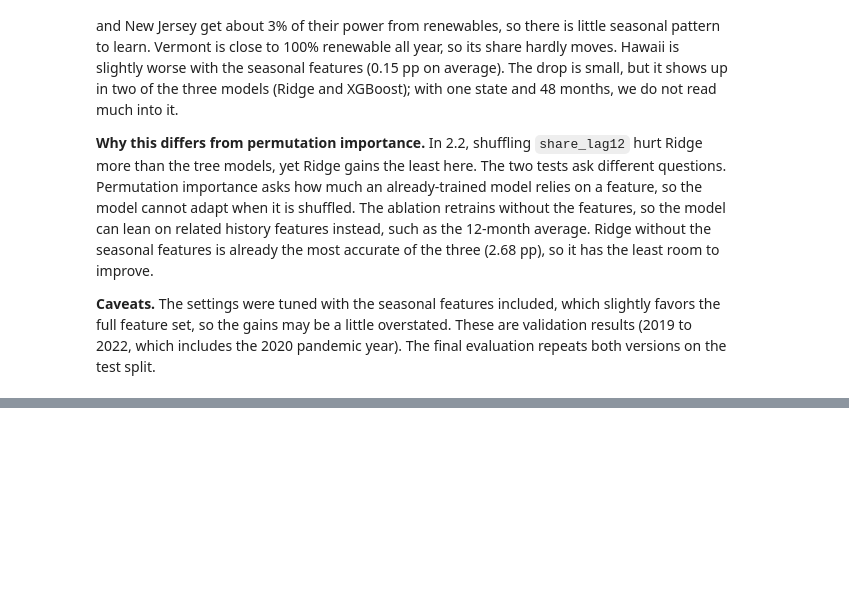
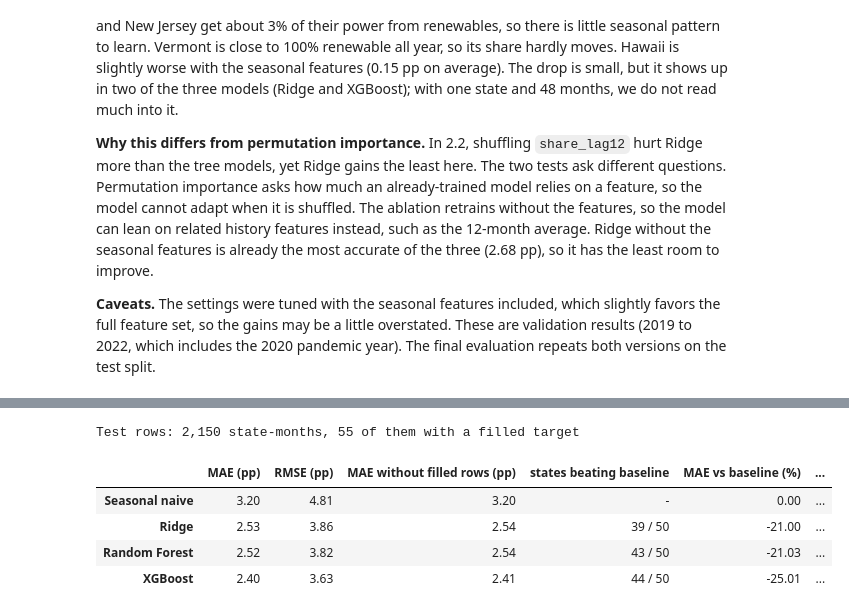
Before and after one commit to legacysti/ics635-final-project, a Jupyter notebook: ICS635_Final_Project.ipynb, the cells around one changed output, grey strips where cells are left out. Drawn from its saved outputs; the diff is of its cells as text; code cells hidden in the pictures; blank space fills up the shorter version.

```diff
--- a/ICS635_Final_Project.ipynb
+++ b/ICS635_Final_Project.ipynb
@@ -980,0 +994,45 @@ includes the 2020 pandemic year). The final evaluation repeats both versions on
+# %%
+# --- Refit on train + validation with each model's best setting, then score the test split once ---
+train_val = model_rows[model_rows["split"].isin(["train", "validation"])]
+test = model_rows[model_rows["split"] == "test"]
+assert test[BASELINE].notna().all()   # the baseline needs last year's value for every test row
+
+ABLATION_SETS = {"state + history": STATE_FEATURES + HISTORY_FEATURES,
+                 "state + history + seasonal": FEATURES}
+test_predictions = {("Seasonal naive", "-"): test[BASELINE].to_numpy()}
+for name, (build, scale, _) in MODELS.items():
+    for set_name, features in ABLATION_SETS.items():
+        pipeline = make_model_pipeline(build(BEST_PARAMS[name]), features, scale)
+        pipeline.fit(train_val[features], train_val[TARGET])
+        test_predictions[name, set_name] = predict_share(pipeline, test[features])
+
+test_errors = pd.DataFrame({key: np.abs(test[TARGET].to_numpy() - pred)
+                            for key, pred in test_predictions.items()}, index=test.index)
+test_state_mae = test_errors.groupby(test["location"]).mean()
+not_filled = ~test["ren_filled"].astype(bool)
+print(f"Test rows: {len(test):,} state-months, {(~not_filled).sum()} of them with a filled target")
+# %% [output]
+Test rows: 2,150 state-months, 55 of them with a filled target
+# %%
+# --- Main result: all features, against the baseline ---
+def test_summary(keys):
+    rows = {}
+    for key in keys:
+        pred = test_predictions[key]
+        rows[key[0]] = {**scores(test[TARGET], pred),
+                        "MAE without filled rows (pp)": scores(test.loc[not_filled, TARGET], pred[not_filled])["MAE (pp)"],
+                        "states beating baseline": "-" if key[0] == "Seasonal naive" else
+                            f"{(test_state_mae[key] < test_state_mae['Seasonal naive', '-']).sum()} / 50"}
+    return pd.DataFrame(rows).T.infer_objects()
+
+full = [("Seasonal naive", "-")] + [(name, "state + history + seasonal") for name in MODELS]
+test_table = test_summary(full)
+test_table["MAE vs baseline (%)"] = 100 * (test_table["MAE (pp)"] / test_table.loc["Seasonal naive", "MAE (pp)"] - 1)
+test_table["validation MAE (pp)"] = summary["MAE (pp)"]   # from 2.2, for comparison
+test_table.round(2)
+# %% [output]
+|  | MAE (pp) | RMSE (pp) | MAE without filled rows (pp) | states beating baseline | MAE vs baseline (%) | ... |
+| Seasonal naive | 3.20 | 4.81 | 3.20 | - | 0.00 | ... |
+| Ridge | 2.53 | 3.86 | 2.54 | 39 / 50 | -21.00 | ... |
+| Random Forest | 2.52 | 3.82 | 2.54 | 43 / 50 | -21.03 | ... |
+| XGBoost | 2.40 | 3.63 | 2.41 | 44 / 50 | -25.01 | ... |
```
Also changed, not shown: parts of 6 cells of this notebook.
